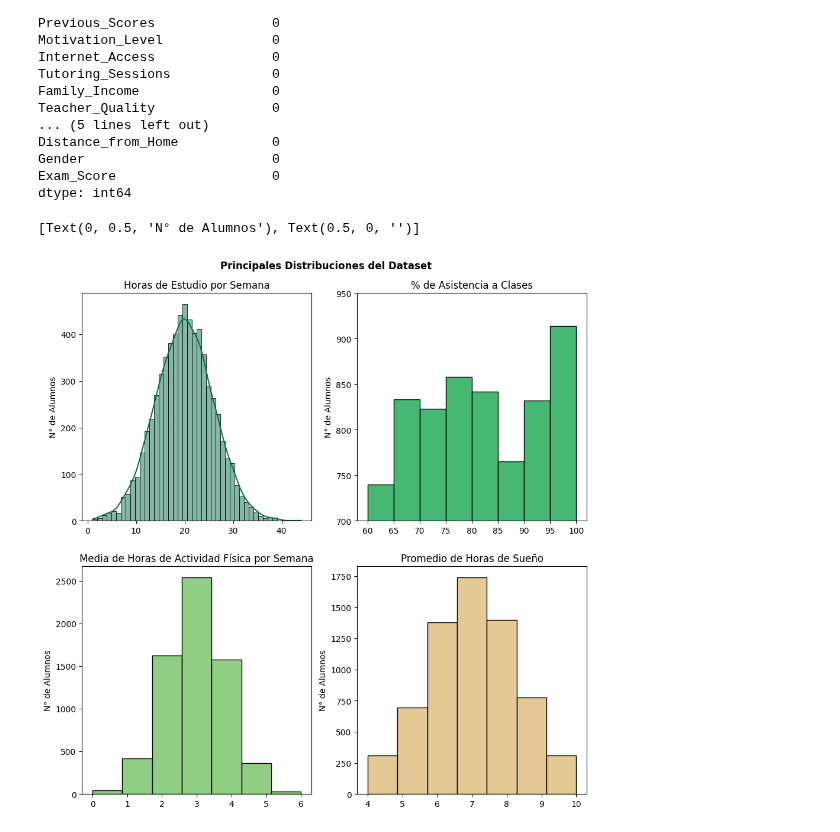
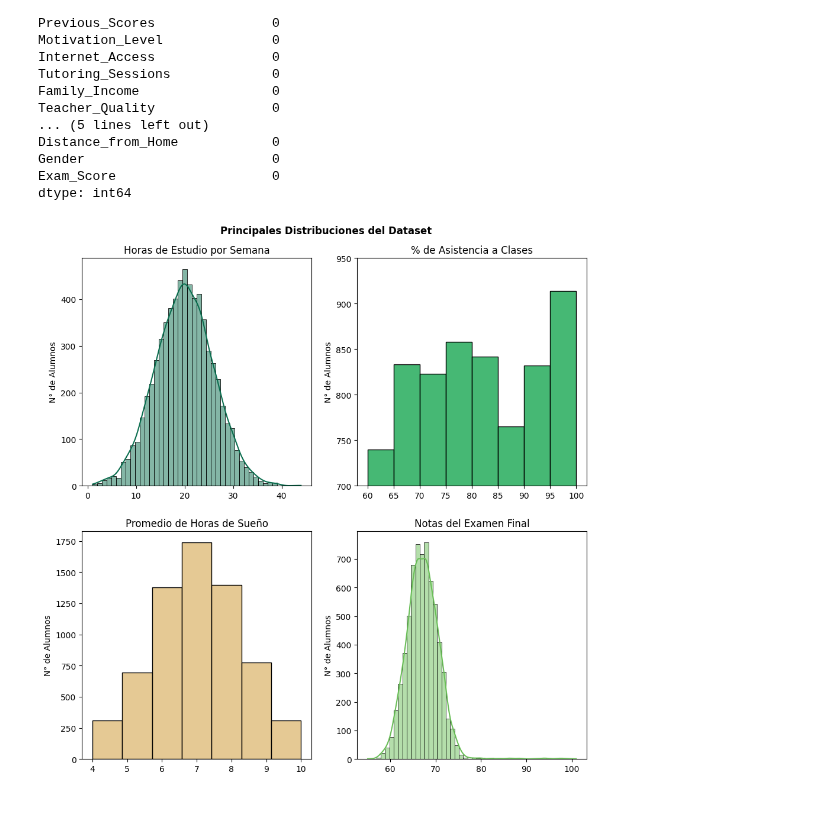
Before and after one commit to christianV1zcardo/Proyecto_Students_Performance_EDA, a Jupyter notebook: eda_study_perf.ipynb, the cells around one changed output. Saved outputs shown, nothing was run; the diff lists cells and outputs as text; code cells hidden in the pictures.

```diff
--- a/eda_study_perf.ipynb
+++ b/eda_study_perf.ipynb
@@ -108,39 +108,41 @@ Gender                        0
 Exam_Score                    0
 dtype: int64
 # %%
-# Empieza el EDA
+# Principales distribuciones del dataset
 
 # Creo la figura y axis
 fig, axes = plt.subplots(2, 2, figsize=(11, 11))
 
 # Título del Fig
 fig.suptitle('Principales Distribuciones del Dataset', fontweight='bold',
              y=0.93)
 
 # Gráfico 1 - Distribución de Horas Estudiadas
 sns.histplot(data=df, x='Hours_Studied', kde=True, ax=axes[0,0],
              color='#0B6E4F', bins=44)
 axes[0][0].set_title('Horas de Estudio por Semana')
 axes[0][0].set(ylabel='N° de Alumnos', xlabel='')
 
 # Gráfico 2 - Distribución de Attendance
 sns.histplot(data=df, x='Attendance', ax=axes[0,1], color='#08A045',
              bins=8)
 axes[0][1].set_title('% de Asistencia a Clases')
 axes[0][1].set(ylabel='N° de Alumnos', xlabel='')
 axes[0][1].set_ylim(700, 950)
 
-# Gráfico 3 - Distribución de Horas de Actividad Física
-sns.histplot(data=df, x='Physical_Activity', ax=axes[1,0], color='#6BBF59',
-             bins=7)
-axes[1][0].set_title('Media de Horas de Actividad Física por Semana')
+# Gráfico 3 - Distribución de Horas Dormidas
+sns.histplot(data=df, x='Sleep_Hours', ax=axes[1,0], color='#DDB771',
+            bins=7)
+axes[1][0].set_title('Promedio de Horas de Sueño')
 axes[1][0].set(ylabel='N° de Alumnos', xlabel='')
 
-# Gráfico 4 - Distribución de Horas Dormidas
-sns.histplot(data=df, x='Sleep_Hours', ax=axes[1,1], color='#DDB771',
-            bins=7)
-axes[1][1].set_title('Promedio de Horas de Sueño')
+# Gráfico 4 - Distribución de Horas de Actividad Física
+sns.histplot(data=df, x='Exam_Score', ax=axes[1,1], color='#6BBF59',
+             bins=48, kde=True)
+axes[1][1].set_title('Notas del Examen Final')
 axes[1][1].set(ylabel='N° de Alumnos', xlabel='')
+
+
+plt.show()
 # %% [output]
-[Text(0, 0.5, 'N° de Alumnos'), Text(0.5, 0, '')]
-[figure, old version]
+[figure, new version]
```
Also changed, not shown: parts of 1 cell of this notebook, 1 other file.
